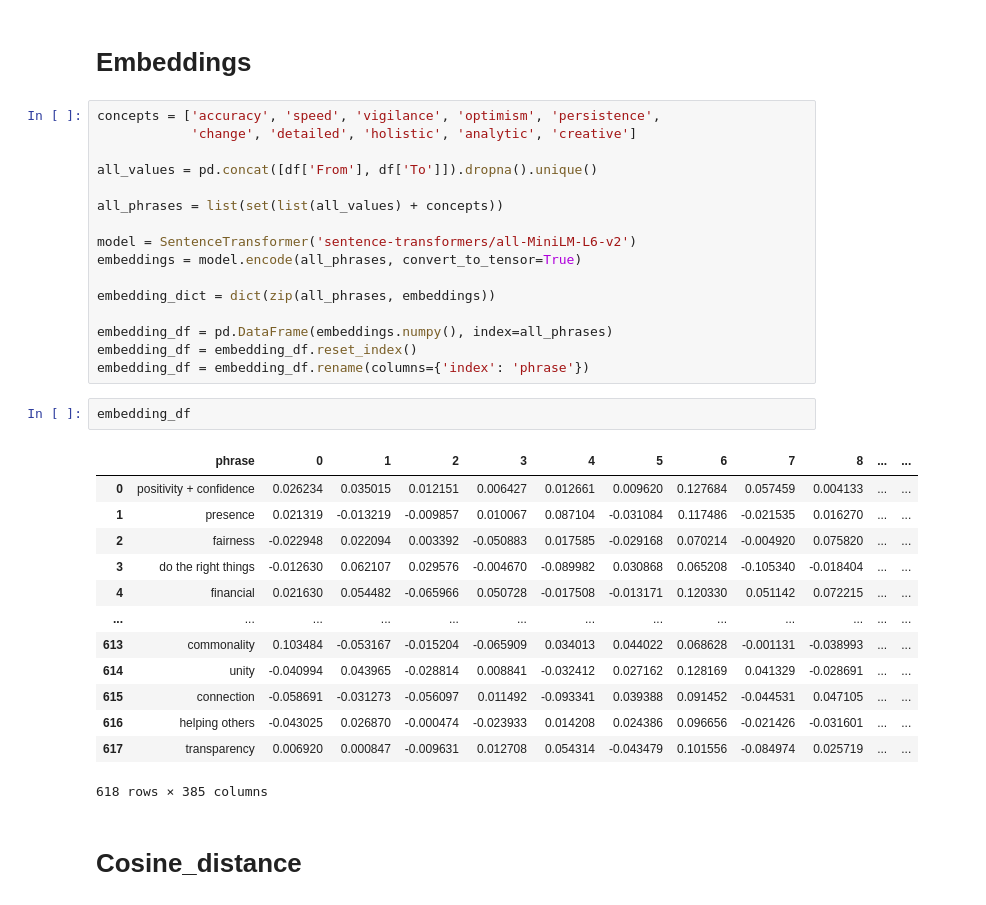
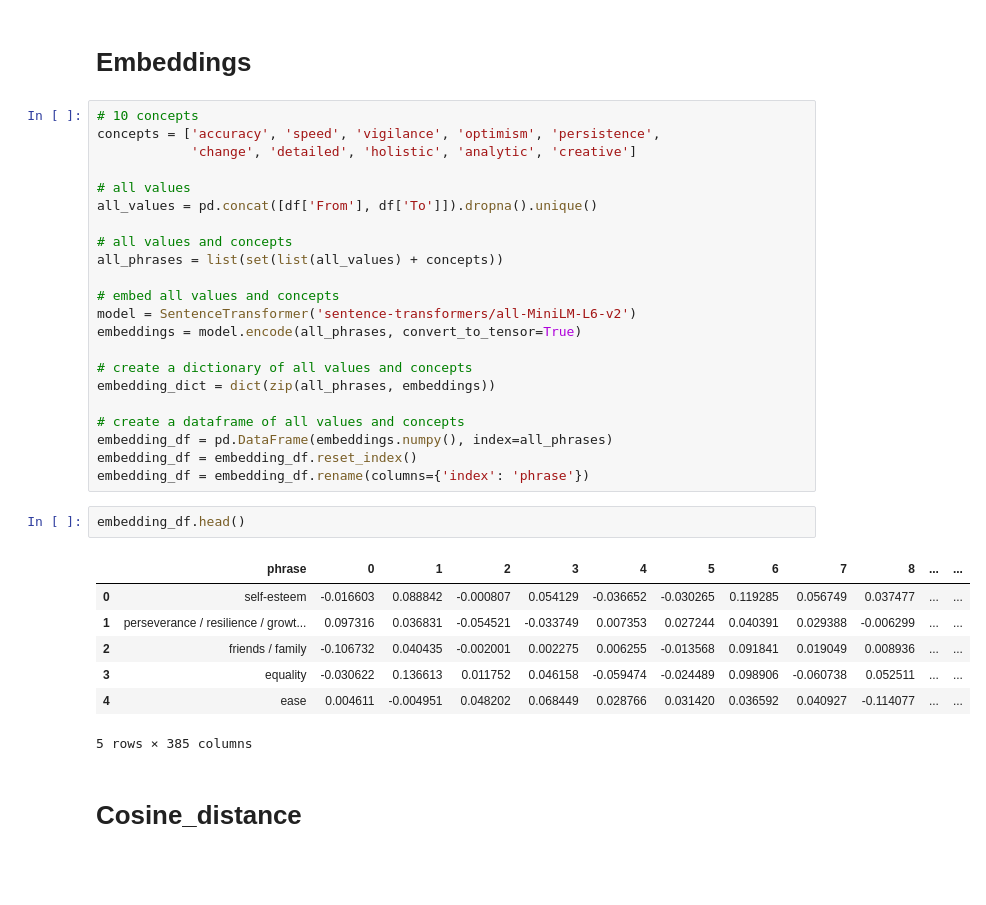
Before and after one commit to Jiazheng02/Research_Paul_Ingram, a Jupyter notebook: Analysis/TextAnalysis.ipynb, the cells around one changed output. Cells and saved outputs as stored; diff of their text form; blank space fills up the shorter version.

```diff
--- a/Analysis/TextAnalysis.ipynb
+++ b/Analysis/TextAnalysis.ipynb
@@ -96,37 +96,37 @@ df_top.head()
 # %% [markdown]
 # Embeddings
 # %%
+# 10 concepts
 concepts = ['accuracy', 'speed', 'vigilance', 'optimism', 'persistence',
             'change', 'detailed', 'holistic', 'analytic', 'creative']
 
+# all values
 all_values = pd.concat([df['From'], df['To']]).dropna().unique()
 
+# all values and concepts
 all_phrases = list(set(list(all_values) + concepts))
 
+# embed all values and concepts
 model = SentenceTransformer('sentence-transformers/all-MiniLM-L6-v2')
 embeddings = model.encode(all_phrases, convert_to_tensor=True)
 
+# create a dictionary of all values and concepts
 embedding_dict = dict(zip(all_phrases, embeddings))
 
+# create a dataframe of all values and concepts
 embedding_df = pd.DataFrame(embeddings.numpy(), index=all_phrases)
 embedding_df = embedding_df.reset_index()
 embedding_df = embedding_df.rename(columns={'index': 'phrase'})
 # %%
-embedding_df
+embedding_df.head()
 # %% [output]
 |  | phrase | 0 | 1 | 2 | 3 | 4 | 5 | 6 | 7 | 8 | ... | ... |
-| 0 | positivity + confidence | 0.026234 | 0.035015 | 0.012151 | 0.006427 | 0.012661 | 0.009620 | 0.127684 | 0.057459 | 0.004133 | ... | ... |
-| 1 | presence | 0.021319 | -0.013219 | -0.009857 | 0.010067 | 0.087104 | -0.031084 | 0.117486 | -0.021535 | 0.016270 | ... | ... |
-| 2 | fairness | -0.022948 | 0.022094 | 0.003392 | -0.050883 | 0.017585 | -0.029168 | 0.070214 | -0.004920 | 0.075820 | ... | ... |
-| 3 | do the right things | -0.012630 | 0.062107 | 0.029576 | -0.004670 | -0.089982 | 0.030868 | 0.065208 | -0.105340 | -0.018404 | ... | ... |
-| 4 | financial | 0.021630 | 0.054482 | -0.065966 | 0.050728 | -0.017508 | -0.013171 | 0.120330 | 0.051142 | 0.072215 | ... | ... |
-| ... | ... | ... | ... | ... | ... | ... | ... | ... | ... | ... | ... | ... |
-| 613 | commonality | 0.103484 | -0.053167 | -0.015204 | -0.065909 | 0.034013 | 0.044022 | 0.068628 | -0.001131 | -0.038993 | ... | ... |
-| 614 | unity | -0.040994 | 0.043965 | -0.028814 | 0.008841 | -0.032412 | 0.027162 | 0.128169 | 0.041329 | -0.028691 | ... | ... |
-| 615 | connection | -0.058691 | -0.031273 | -0.056097 | 0.011492 | -0.093341 | 0.039388 | 0.091452 | -0.044531 | 0.047105 | ... | ... |
-| 616 | helping others | -0.043025 | 0.026870 | -0.000474 | -0.023933 | 0.014208 | 0.024386 | 0.096656 | -0.021426 | -0.031601 | ... | ... |
-| 617 | transparency | 0.006920 | 0.000847 | -0.009631 | 0.012708 | 0.054314 | -0.043479 | 0.101556 | -0.084974 | 0.025719 | ... | ... |
+| 0 | self-esteem | -0.016603 | 0.088842 | -0.000807 | 0.054129 | -0.036652 | -0.030265 | 0.119285 | 0.056749 | 0.037477 | ... | ... |
+| 1 | perseverance / resilience / growt... | 0.097316 | 0.036831 | -0.054521 | -0.033749 | 0.007353 | 0.027244 | 0.040391 | 0.029388 | -0.006299 | ... | ... |
+| 2 | friends / family | -0.106732 | 0.040435 | -0.002001 | 0.002275 | 0.006255 | -0.013568 | 0.091841 | 0.019049 | 0.008936 | ... | ... |
+| 3 | equality | -0.030622 | 0.136613 | 0.011752 | 0.046158 | -0.059474 | -0.024489 | 0.098906 | -0.060738 | 0.052511 | ... | ... |
+| 4 | ease | 0.004611 | -0.004951 | 0.048202 | 0.068449 | 0.028766 | 0.031420 | 0.036592 | 0.040927 | -0.114077 | ... | ... |
-618 rows × 385 columns
+5 rows × 385 columns
 # %% [markdown]
 # Cosine_distance
 # %%
```
Also changed, not shown: parts of 8 cells of this notebook, 1 other file.
